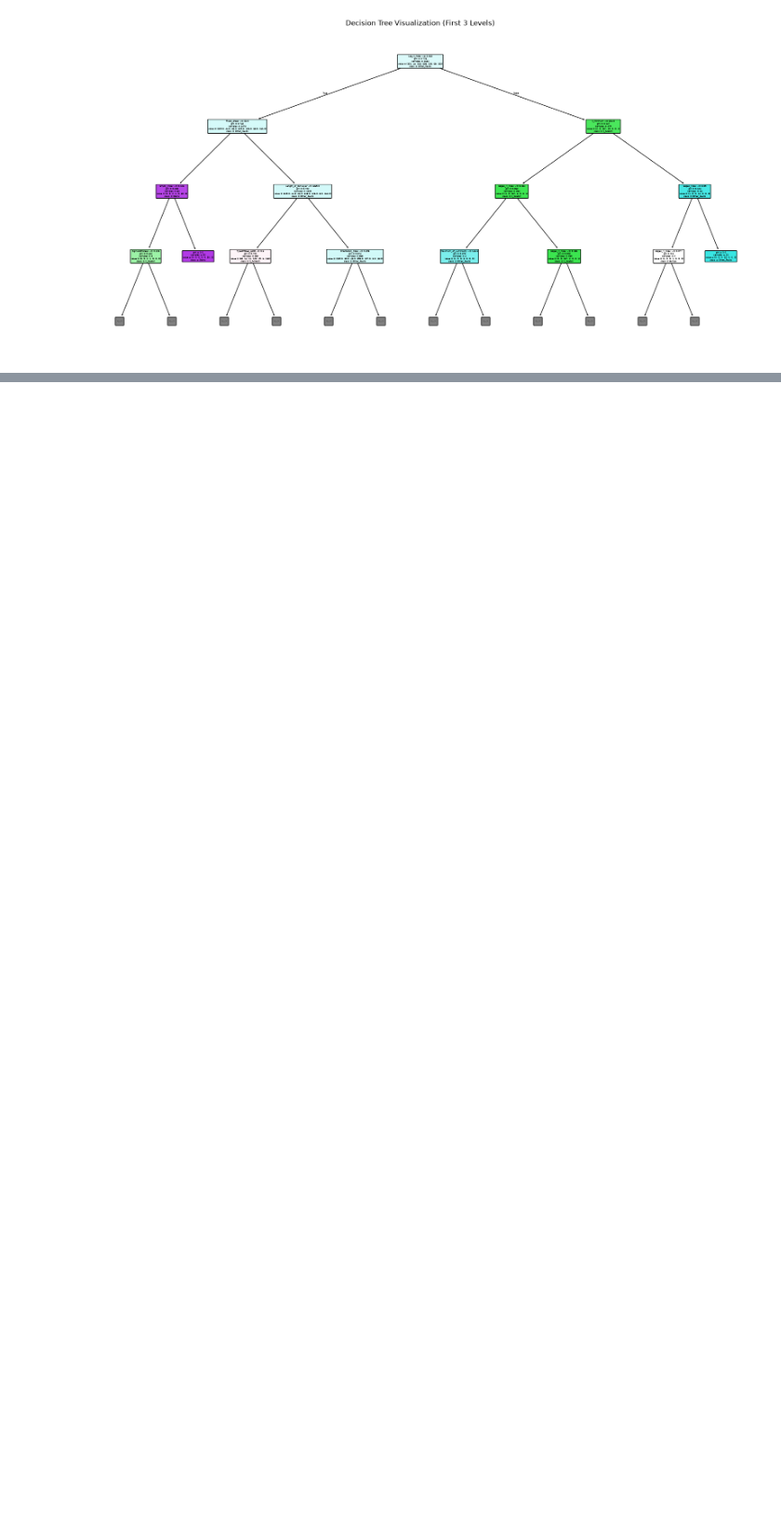
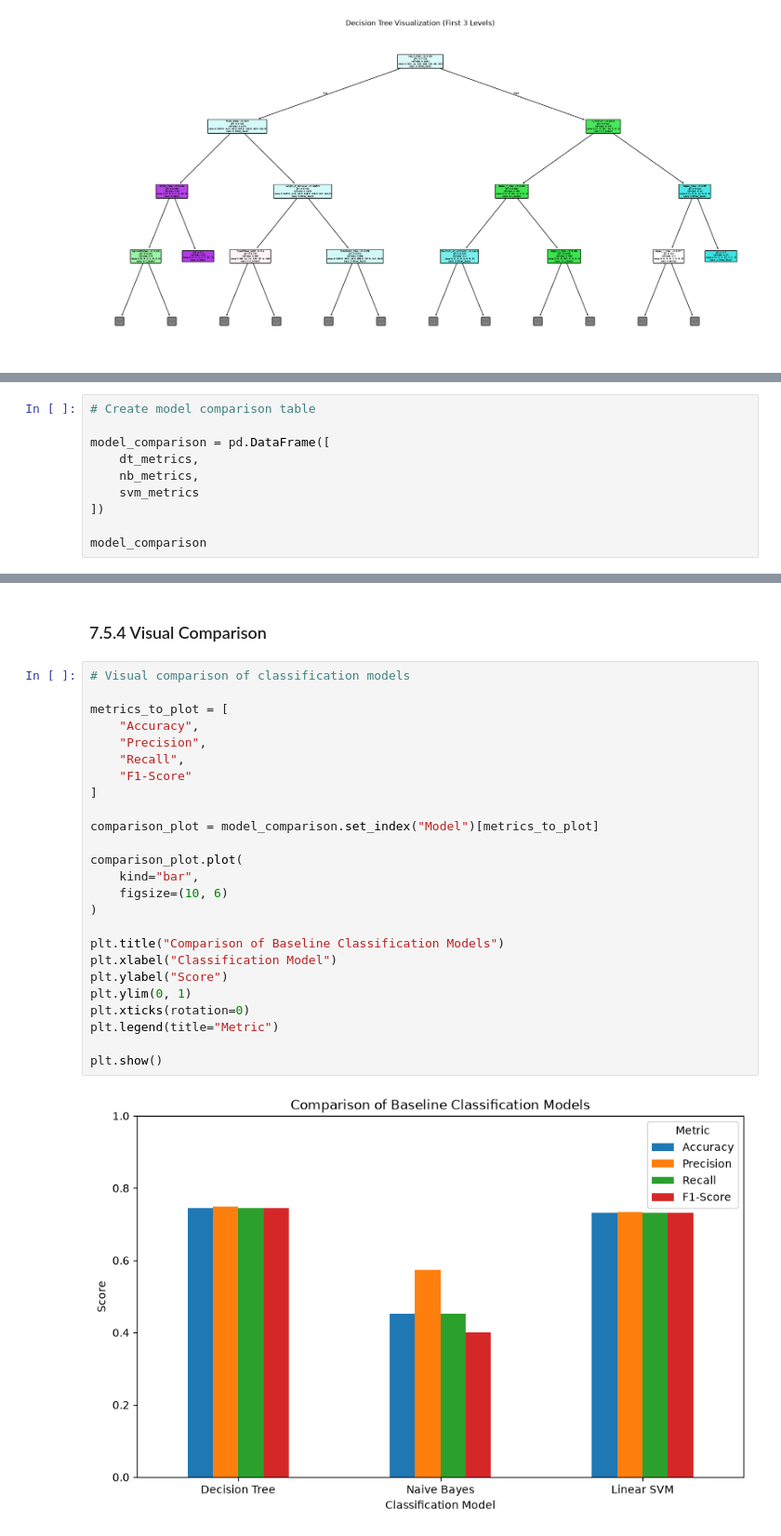
Before and after one commit to fardinfaruqi/steel-plate-quality-control, a Jupyter notebook: notebooks/steel_plate_quality_control.ipynb, the cells around one changed output, grey strips where cells are left out. Shown at 93% size. Cells and saved outputs as stored; diff of their text form; blank space fills up the shorter version.

```diff
--- a/notebooks/steel_plate_quality_control.ipynb
+++ b/notebooks/steel_plate_quality_control.ipynb
@@ -852,0 +1103,10 @@ plt.show()
+# %%
+# Create model comparison table
+
+model_comparison = pd.DataFrame([
+    dt_metrics,
+    nb_metrics,
+    svm_metrics
+])
+
+model_comparison
@@ -852,0 +1135,29 @@ plt.show()
+# %% [markdown]
+### 7.5.4 Visual Comparison
+# %%
+# Visual comparison of classification models
+
+metrics_to_plot = [
+    "Accuracy",
+    "Precision",
+    "Recall",
+    "F1-Score"
+]
+
+comparison_plot = model_comparison.set_index("Model")[metrics_to_plot]
+
+comparison_plot.plot(
+    kind="bar",
+    figsize=(10, 6)
+)
+
+plt.title("Comparison of Baseline Classification Models")
+plt.xlabel("Classification Model")
+plt.ylabel("Score")
+plt.ylim(0, 1)
+plt.xticks(rotation=0)
+plt.legend(title="Metric")
+
+plt.show()
+# %% [output]
+[figure, added]
```
Also changed, not shown: parts of 104 cells of this notebook, 1 other file.
